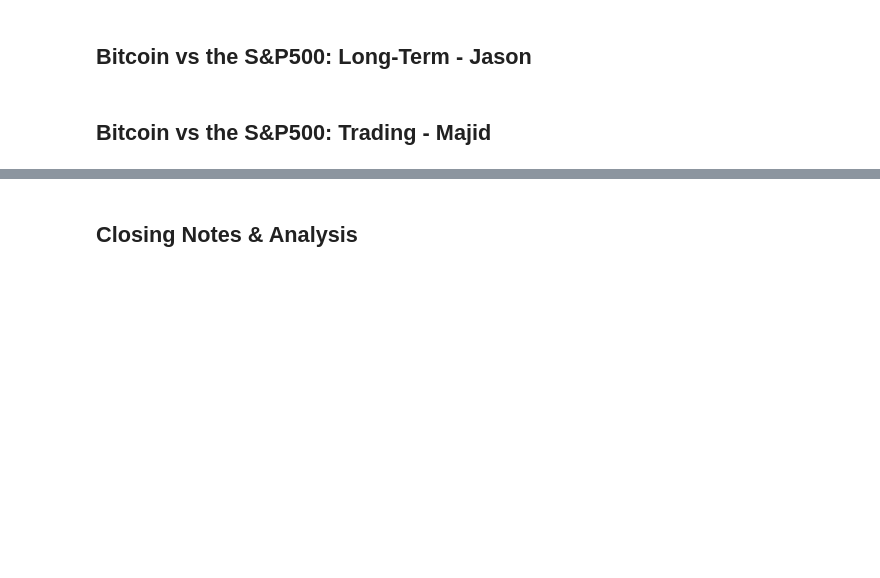
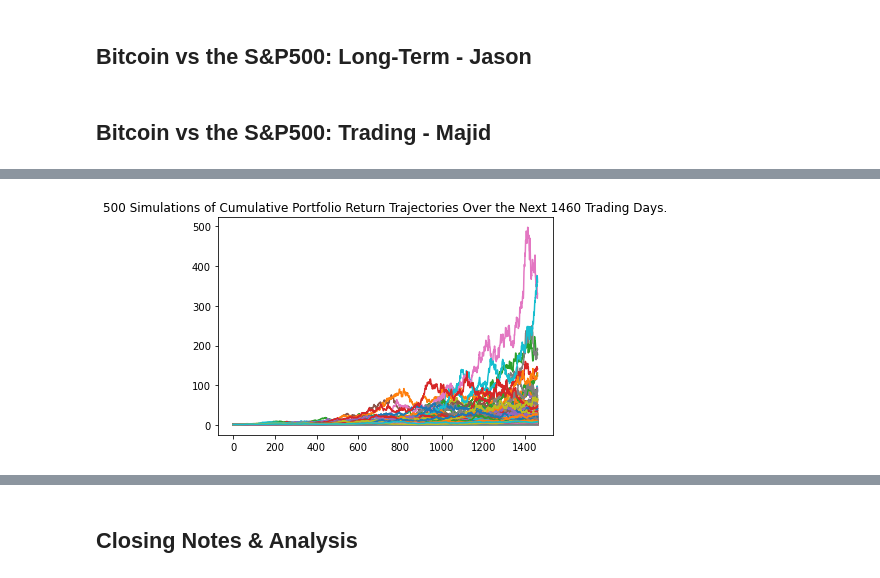
Before and after one commit to MajidKouki/crypto-vs-the-market, a Jupyter notebook: crypto-vs-the-market.ipynb, the cells around one changed output, grey strips where cells are left out. Saved outputs shown, nothing was run; the diff lists cells and outputs as text; code cells hidden in the pictures; blank space fills up the shorter version.

```diff
--- a/crypto-vs-the-market.ipynb
+++ b/crypto-vs-the-market.ipynb
@@ -112,0 +220,11 @@ btc_prices_df.head()
+# %%
+# Configure the Monte Carlo simulation to forecast 4 years of BTCUSD data
+MC_BTC_4 = MCSimulation(
+    portfolio_data = btc_prices_df,
+    weights = [1],
+    num_simulation = 500,
+    num_trading_days = 365 * 4
+)
+
+# Review the simulation input data
+MC_BTC_4.portfolio_data
@@ -112,0 +292,5 @@ btc_prices_df.head()
+# %%
+# Visualize the 4 year Monte Carlo simulation with a line plot
+MC_BTC_4_plot = MC_BTC_4.plot_simulation()
+# %% [output]
+[figure, added]
```
Also changed, not shown: parts of 18 cells of this notebook.
